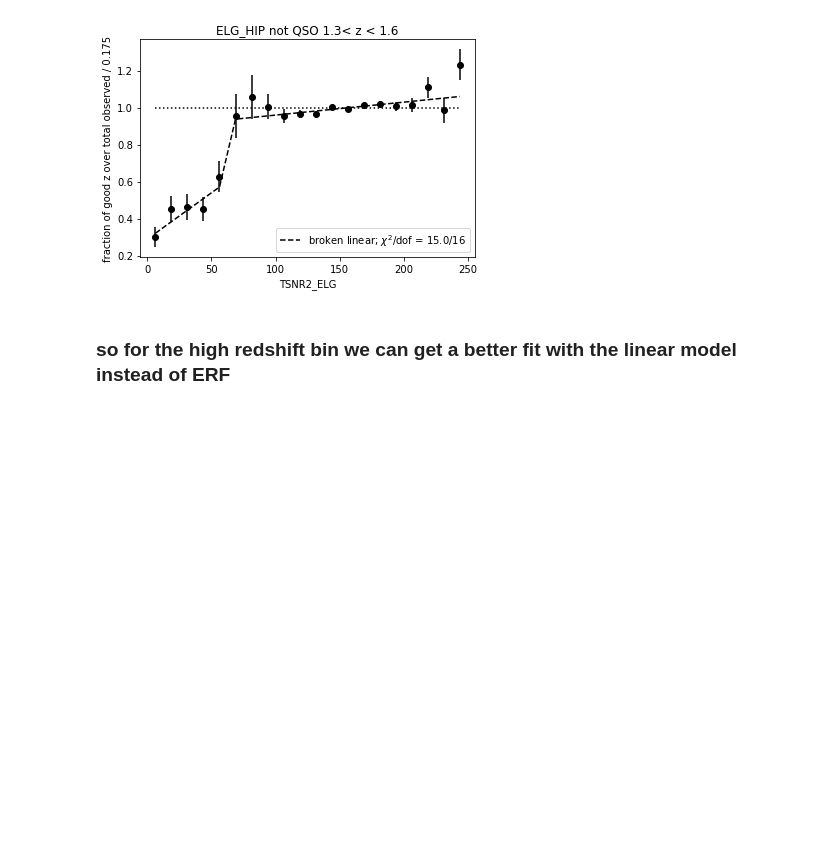
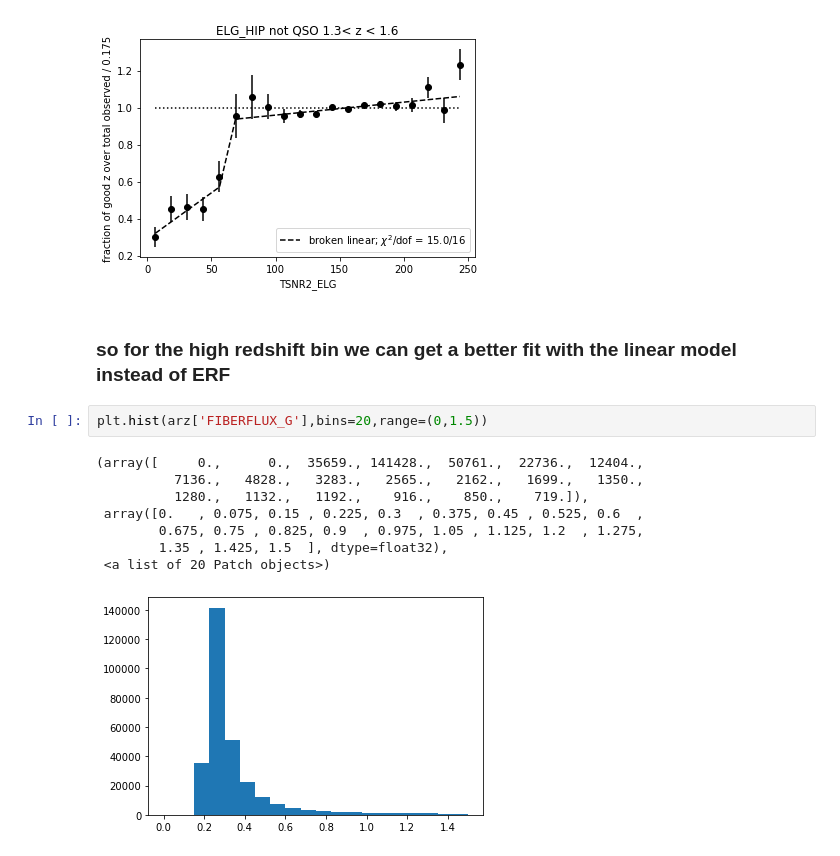
Before and after one commit to desihub/LSS, a Jupyter notebook: Sandbox/ELGzfailSV3.ipynb, the cells around one changed output. Saved outputs shown, nothing was run; the diff lists cells and outputs as text; blank space fills up the shorter version.

```diff
--- a/Sandbox/ELGzfailSV3.ipynb
+++ b/Sandbox/ELGzfailSV3.ipynb
@@ -292,3 +292,14 @@ plt.show()
 [figure]
 # %% [markdown]
 ### so for the high redshift bin we can get a better fit with the linear model instead of ERF
+# %%
+plt.hist(arz['FIBERFLUX_G'],bins=20,range=(0,1.5))
+# %% [output]
+(array([     0.,      0.,  35659., 141428.,  50761.,  22736.,  12404.,
+          7136.,   4828.,   3283.,   2565.,   2162.,   1699.,   1350.,
+          1280.,   1132.,   1192.,    916.,    850.,    719.]),
+ array([0.   , 0.075, 0.15 , 0.225, 0.3  , 0.375, 0.45 , 0.525, 0.6  ,
+        0.675, 0.75 , 0.825, 0.9  , 0.975, 1.05 , 1.125, 1.2  , 1.275,
+        1.35 , 1.425, 1.5  ], dtype=float32),
+ <a list of 20 Patch objects>)
+[figure, added]
```
Also changed, not shown: parts of 5 cells of this notebook.
